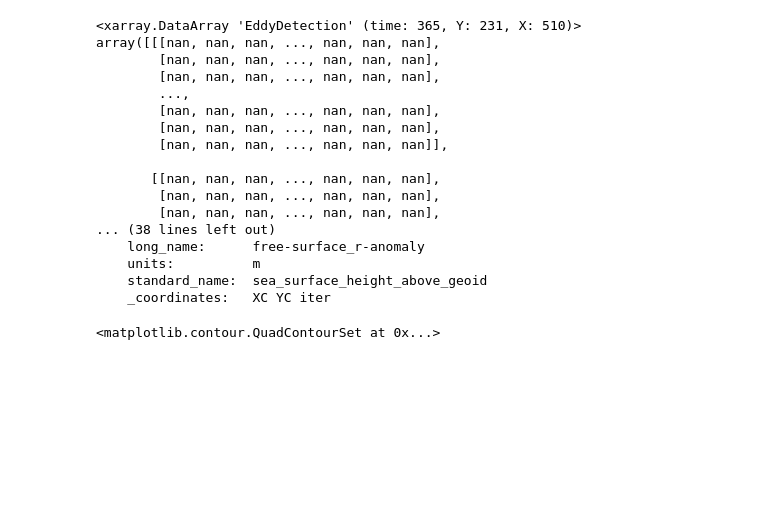
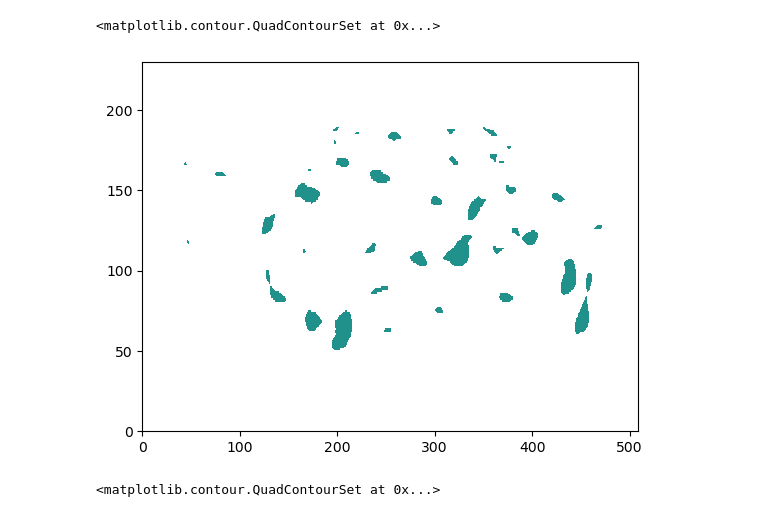
Before and after one commit to EirikKvamme/MScEirik, a Jupyter notebook: Eddies/EddyTracking.ipynb, the cells around one changed output. Saved outputs shown, nothing was run; the diff lists cells and outputs as text; code cells hidden in the pictures; blank space fills up the shorter version.

```diff
--- a/Eddies/EddyTracking.ipynb
+++ b/Eddies/EddyTracking.ipynb
@@ -12,26 +16,11 @@ with open("eddyCenterpoints_fullYear.txt",'r') as f:
 
 eddy_df = xr.open_dataset('/nird/projects/NS9608K/MSc_EK/Data/Eddies_fullYear.nc')['EddyDetection']
 eddy_area = eddy_df.where(eddy_df != 4, other=np.nan)
-# %%
-display(eddy_area)
-# %% [output]
-<xarray.DataArray 'EddyDetection' (time: 365, Y: 231, X: 510)>
-array([[[nan, nan, nan, ..., nan, nan, nan],
-        [nan, nan, nan, ..., nan, nan, nan],
-        [nan, nan, nan, ..., nan, nan, nan],
-        ...,
-        [nan, nan, nan, ..., nan, nan, nan],
-        [nan, nan, nan, ..., nan, nan, nan],
-        [nan, nan, nan, ..., nan, nan, nan]],
-
-       [[nan, nan, nan, ..., nan, nan, nan],
-        [nan, nan, nan, ..., nan, nan, nan],
-        [nan, nan, nan, ..., nan, nan, nan],
-... (38 lines left out)
-    long_name:      free-surface_r-anomaly
-    units:          m
-    standard_name:  sea_surface_height_above_geoid
-    _coordinates:   XC YC iter
+# %%
+plt.contourf(eddy_area[0],[1.5,2])
+# %% [output]
+<matplotlib.contour.QuadContourSet at 0x...>
+[figure, added]
 # %%
 plt.contourf(eddy_area[0])
 # %% [output]
```
Also changed, not shown: parts of 15 cells of this notebook, 3 other files.
